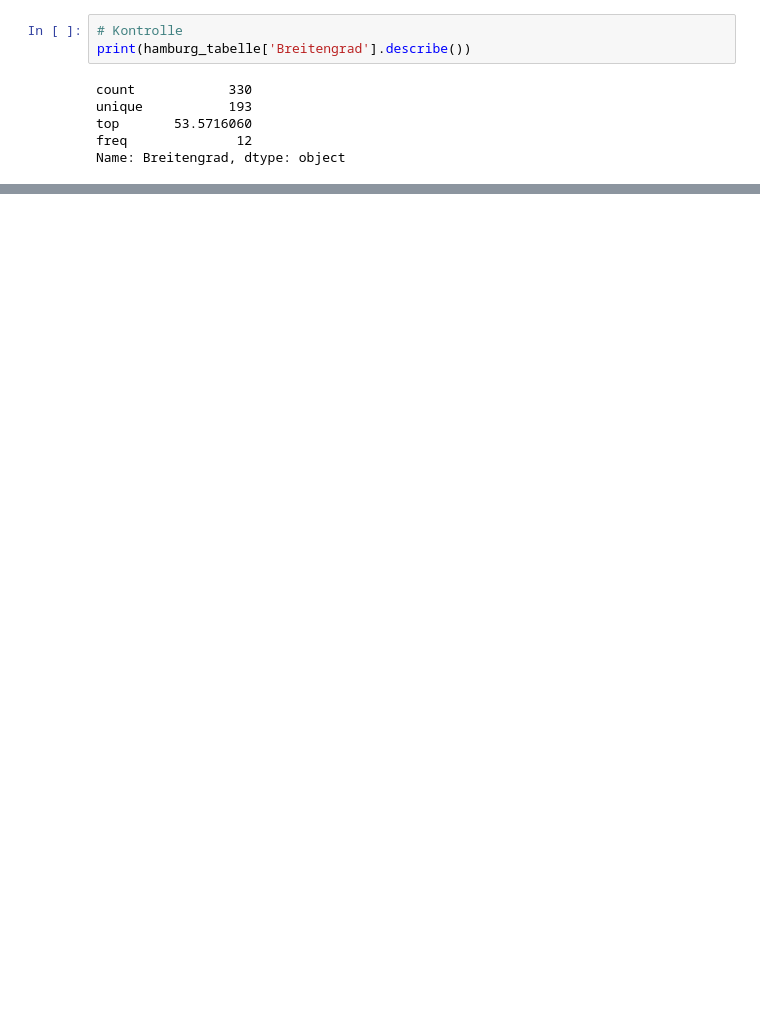
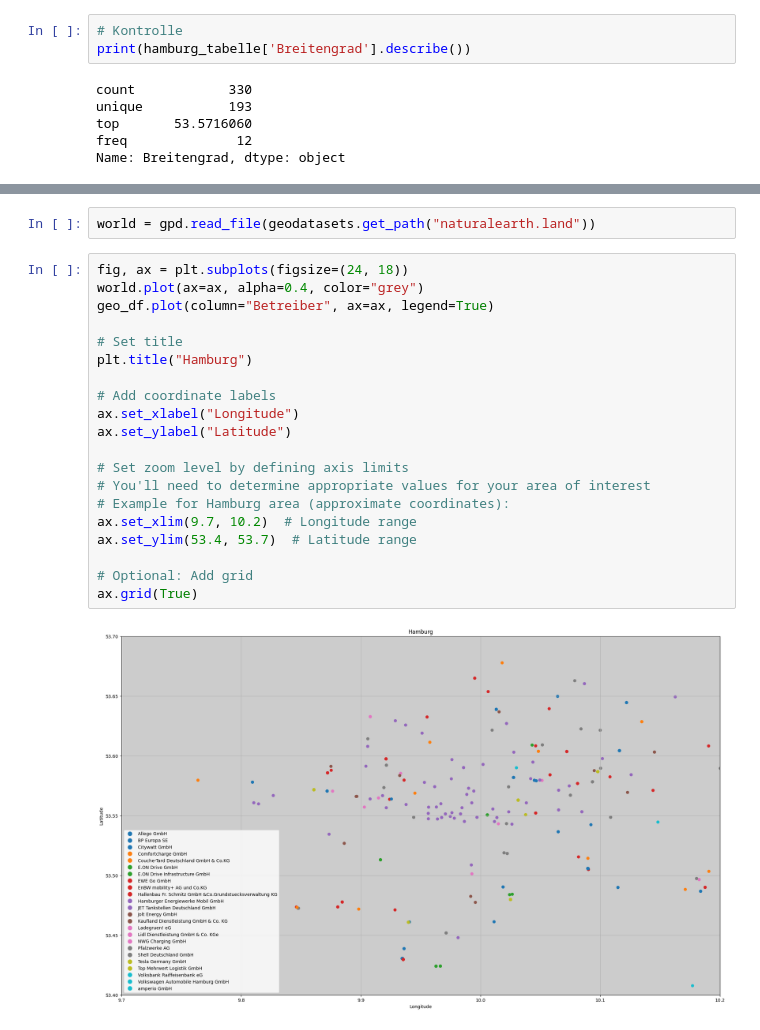
Before and after one commit to DanielJott/hamburg_echarging, a Jupyter notebook: hamburg.ipynb, the cells around one changed output, grey strips where cells are left out. Saved outputs shown, nothing was run; the diff lists cells and outputs as text; blank space fills up the shorter version.

Commit message:
add graphs

```diff
--- a/hamburg.ipynb
+++ b/hamburg.ipynb
@@ -181,0 +217,24 @@ geo_df.head()
+# %%
+world = gpd.read_file(geodatasets.get_path("naturalearth.land"))
+# %%
+fig, ax = plt.subplots(figsize=(24, 18))
+world.plot(ax=ax, alpha=0.4, color="grey")
+geo_df.plot(column="Betreiber", ax=ax, legend=True)
+
+# Set title
+plt.title("Hamburg")
+
+# Add coordinate labels
+ax.set_xlabel("Longitude")
+ax.set_ylabel("Latitude")
+
+# Set zoom level by defining axis limits
+# You'll need to determine appropriate values for your area of interest
+# Example for Hamburg area (approximate coordinates):
+ax.set_xlim(9.7, 10.2)  # Longitude range
+ax.set_ylim(53.4, 53.7)  # Latitude range
+
+# Optional: Add grid
+ax.grid(True)
+# %% [output]
+[figure, added]
```
Also changed, not shown: parts of 11 cells of this notebook.
